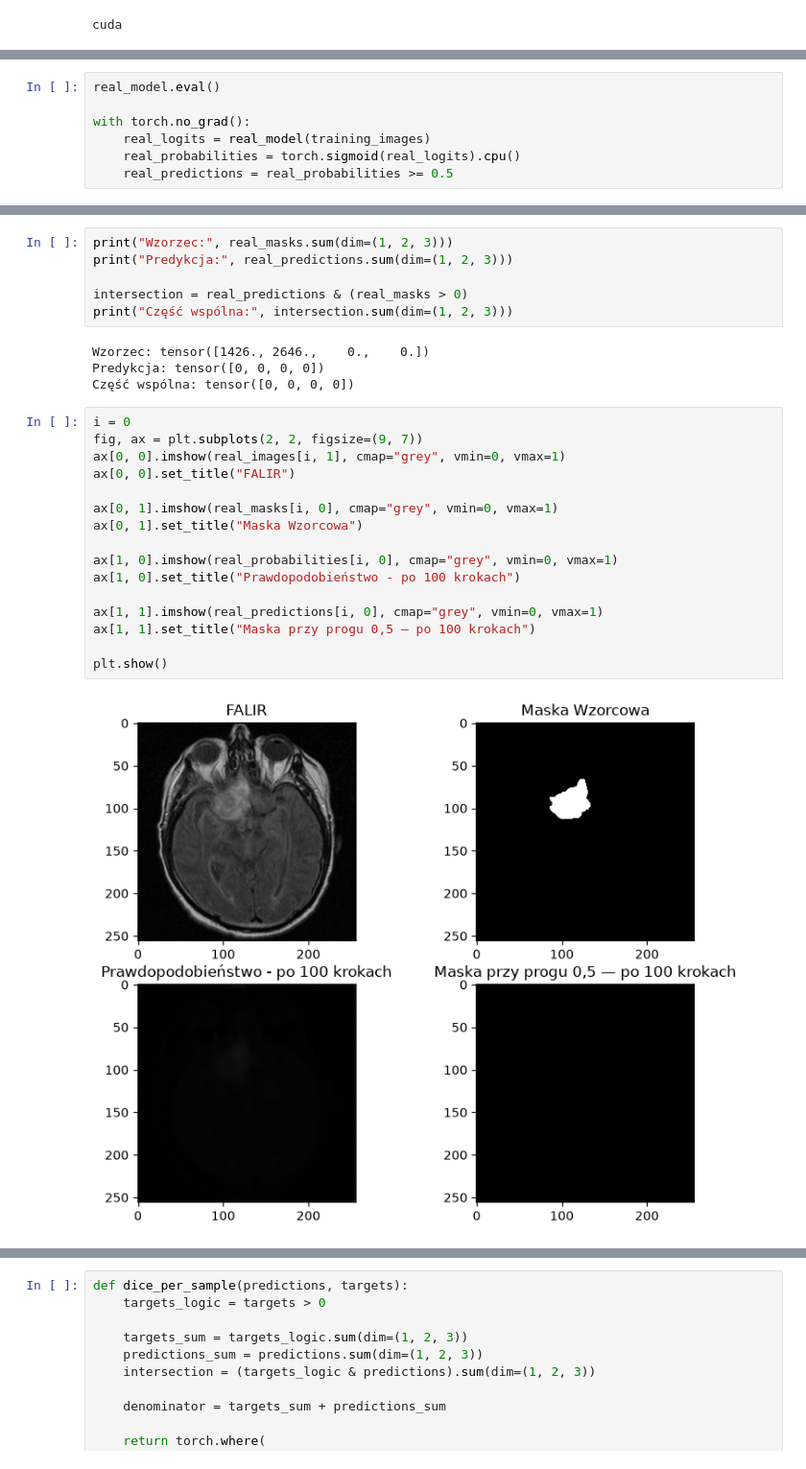
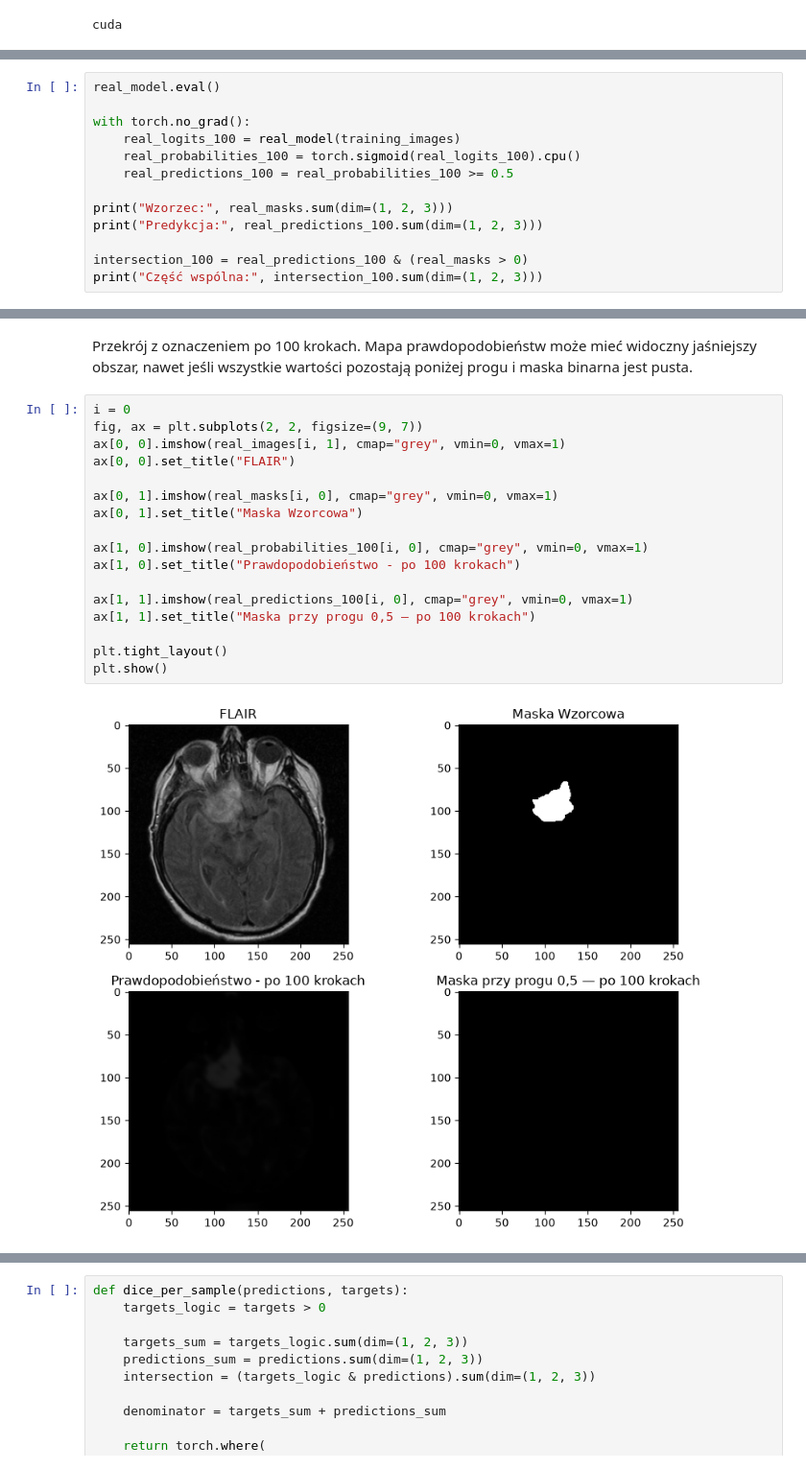
Before and after one commit to m1hu/inzynierka, a Jupyter notebook: notebooks/04_unet_basics.ipynb, the cells around one changed output, grey strips where cells are left out. Shown at 96% size. Saved outputs shown, nothing was run; the diff lists cells and outputs as text.

```diff
--- a/notebooks/04_unet_basics.ipynb
+++ b/notebooks/04_unet_basics.ipynb
@@ -335,6 +413,12 @@ for step in range(100):
 real_model.eval()
 
 with torch.no_grad():
-    real_logits = real_model(training_images)
-    real_probabilities = torch.sigmoid(real_logits).cpu()
-    real_predictions = real_probabilities >= 0.5
+    real_logits_100 = real_model(training_images)
+    real_probabilities_100 = torch.sigmoid(real_logits_100).cpu()
+    real_predictions_100 = real_probabilities_100 >= 0.5
+
+print("Wzorzec:", real_masks.sum(dim=(1, 2, 3)))
+print("Predykcja:", real_predictions_100.sum(dim=(1, 2, 3)))
+
+intersection_100 = real_predictions_100 & (real_masks > 0)
+print("Część wspólna:", intersection_100.sum(dim=(1, 2, 3)))
@@ -341,28 +429,21 @@ with torch.no_grad():
-# %%
-print("Wzorzec:", real_masks.sum(dim=(1, 2, 3)))
-print("Predykcja:", real_predictions.sum(dim=(1, 2, 3)))
-
-intersection = real_predictions & (real_masks > 0)
-print("Część wspólna:", intersection.sum(dim=(1, 2, 3)))
-# %% [output]
-Wzorzec: tensor([1426., 2646.,    0.,    0.])
-Predykcja: tensor([0, 0, 0, 0])
-Część wspólna: tensor([0, 0, 0, 0])
+# %% [markdown]
+Przekrój z oznaczeniem po 100 krokach. Mapa prawdopodobieństw może mieć widoczny jaśniejszy obszar, nawet jeśli wszystkie wartości pozostają poniżej progu i maska binarna jest pusta.
 # %%
 i = 0
 fig, ax = plt.subplots(2, 2, figsize=(9, 7))
 ax[0, 0].imshow(real_images[i, 1], cmap="grey", vmin=0, vmax=1)
-ax[0, 0].set_title("FALIR")
+ax[0, 0].set_title("FLAIR")
 
 ax[0, 1].imshow(real_masks[i, 0], cmap="grey", vmin=0, vmax=1)
 ax[0, 1].set_title("Maska Wzorcowa")
 
-ax[1, 0].imshow(real_probabilities[i, 0], cmap="grey", vmin=0, vmax=1)
+ax[1, 0].imshow(real_probabilities_100[i, 0], cmap="grey", vmin=0, vmax=1)
 ax[1, 0].set_title("Prawdopodobieństwo - po 100 krokach")
 
-ax[1, 1].imshow(real_predictions[i, 0], cmap="grey", vmin=0, vmax=1)
+ax[1, 1].imshow(real_predictions_100[i, 0], cmap="grey", vmin=0, vmax=1)
 ax[1, 1].set_title("Maska przy progu 0,5 — po 100 krokach")
 
+plt.tight_layout()
 plt.show()
 # %% [output]
-[figure, old version]
+[figure, new version]
```
Also changed, not shown: parts of 80 cells of this notebook.
